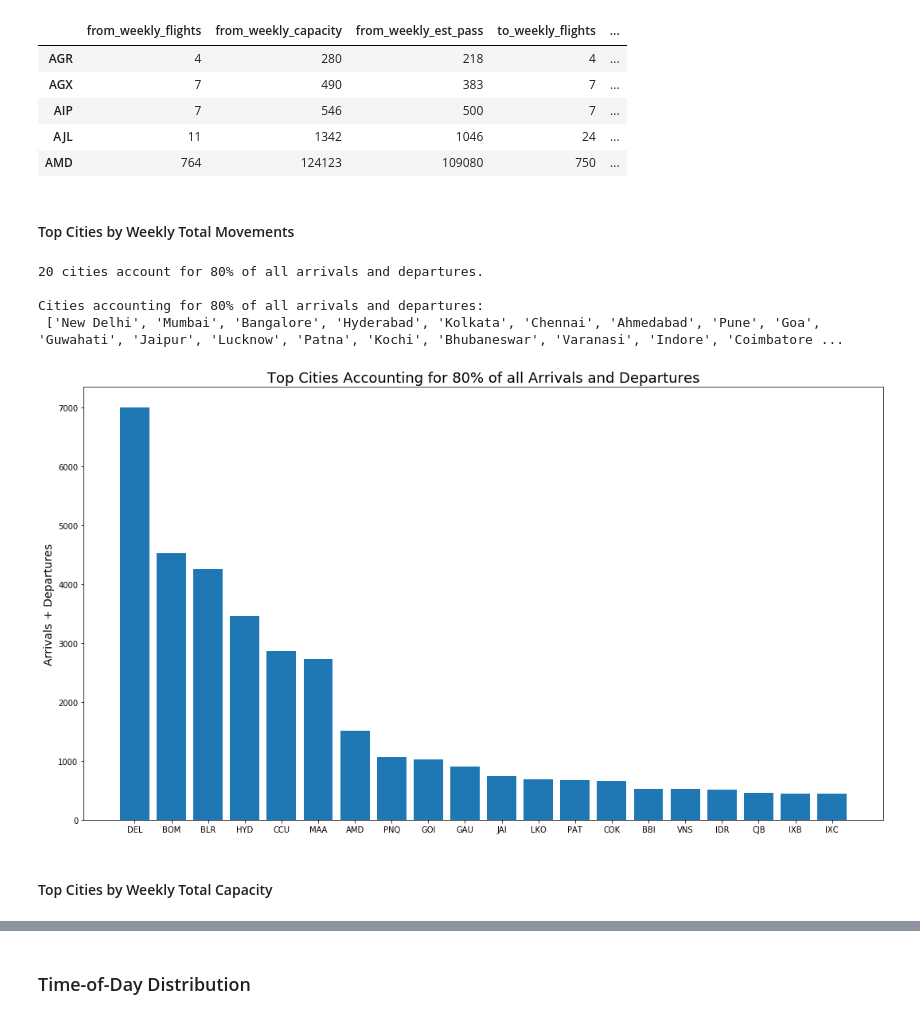
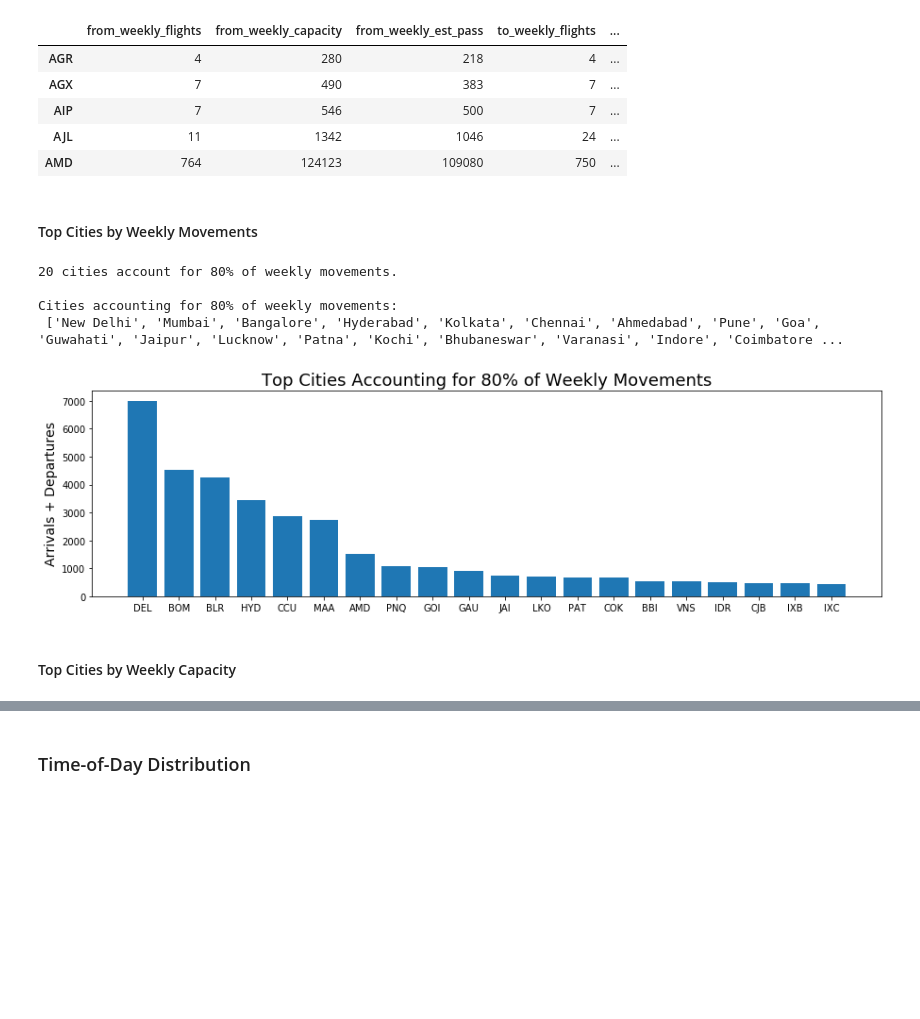
Before and after one commit to sanjeevgadre/Portfolio-Airport-Traffic, a Jupyter notebook: city-analysis.ipynb, the cells around one changed output, grey strips where cells are left out. Saved outputs shown, nothing was run; the diff lists cells and outputs as text; code cells hidden in the pictures; blank space fills up the shorter version.

Commit message:
Optimized code for City Analysis notebook

```diff
--- a/city-analysis.ipynb
+++ b/city-analysis.ipynb
@@ -86,33 +82,41 @@ sdat.head()
 | AIP | 7 | 546 | 500 | 7 | ... |
 | AJL | 11 | 1342 | 1046 | 24 | ... |
 | AMD | 764 | 124123 | 109080 | 750 | ... |
+# %%
+def top_cities_feature(df, feature, threshold):
+    '''
+
+    Returns the list top cities (by code) that account for threshold percentage of weekly total of the
+    desired feature.
+
+    '''
+
+    df = df.sort_values(by = [feature], ascending = False)
+    total = df[feature].sum()
+    top_cities = round(df[feature].cumsum()/total, 2)
+
+    return top_cities[top_cities <= threshold].index.tolist()
 # %% [markdown]
-#### Top Cities by Weekly Total Movements
+#### Top Cities by Weekly Movements
 # %%
+top_cities = top_cities_feature(sdat, 'total_weekly_mvmnts', 0.8)
+top_cities_name = [codes_to_city[city] for city in top_cities]
 
+print('%i cities account for 80%% of weekly movements.\n' % len(top_cities))
+print('Cities accounting for 80% of weekly movements:\n', top_cities_name, '\n')
 
-sdat = sdat.sort_values(by = ['total_weekly_flights'], ascending = False)
-total_ = sdat['total_weekly_flights'].sum()
-
-sdat['%_total_weekly_flights'] = round(sdat['total_weekly_flights'].cumsum()/total_, 2)
-
-top_cities_by_mvmnts = sdat.loc[sdat['%_total_weekly_flights'] <= 0.8, :].index.tolist()
-top_cities_by_name = [codes_to_city[top_cities_by_mvmnts[i]] for i in range(len(top_cities_by_mvmnts))]
-
-print('%i cities account for 80%% of all arrivals and departures.\n' % len(top_cities_by_mvmnts))
-print('Cities accounting for 80% of all arrivals and departures:\n', top_cities_by_name)
-
-plt.figure(figsize = (18, 10))
-plt.bar(top_cities_by_mvmnts, sdat['total_weekly_flights'][0:len(top_cities_by_mvmnts)])
-plt.title('Top Cities Accounting for 80% of all Arrivals and Departures', size = 18)
+plt.figure(figsize = (15,4))
+y = [sdat.iloc[sdat.index == city]['total_weekly_mvmnts'][0] for city in top_cities]
+plt.bar(top_cities, y)
+plt.title('Top Cities Accounting for 80% of Weekly Movements', size = 18)
 plt.ylabel('Arrivals + Departures', size = 14)
 plt.show()
 # %% [output]
-20 cities account for 80% of all arrivals and departures.
+20 cities account for 80% of weekly movements.
 
-Cities accounting for 80% of all arrivals and departures:
+Cities accounting for 80% of weekly movements:
  ['New Delhi', 'Mumbai', 'Bangalore', 'Hyderabad', 'Kolkata', 'Chennai', 'Ahmedabad', 'Pune', 'Goa', 'Guwahati', 'Jaipur', 'Lucknow', 'Patna', 'Kochi', 'Bhubaneswar', 'Varanasi', 'Indore', 'Coimbatore ...
-[figure, old version]
+[figure, new version]
 # %% [markdown]
-#### Top Cities by Weekly Total Capacity
+#### Top Cities by Weekly Capacity
 # %%
```
Also changed, not shown: parts of 11 cells of this notebook.
